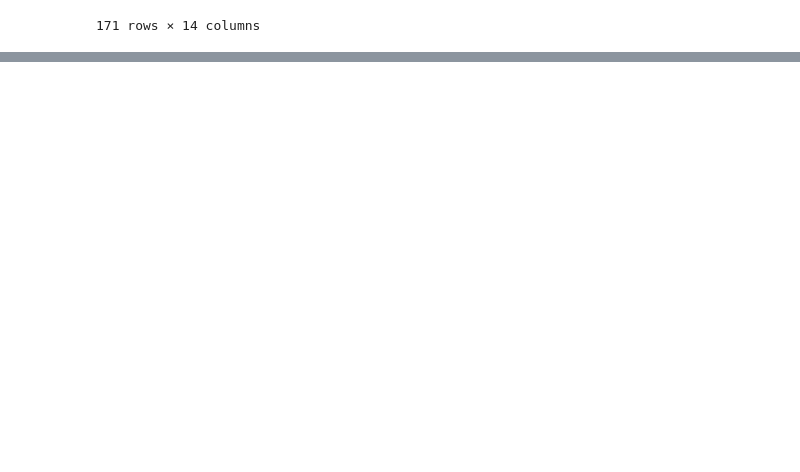
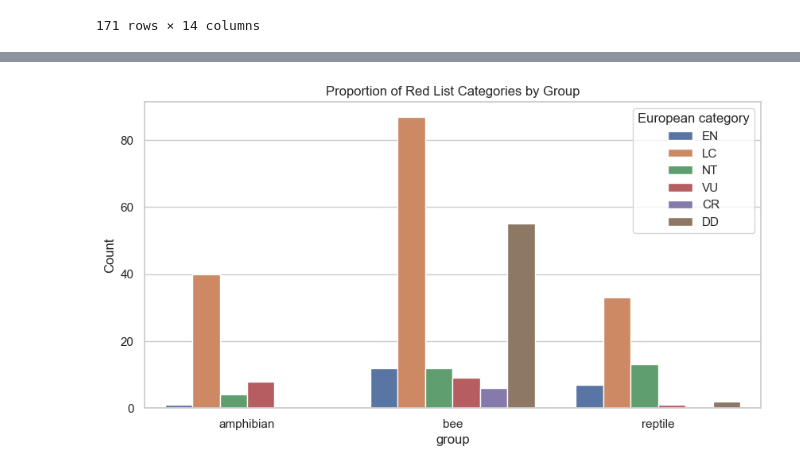
Before and after one commit to shantguedekelian/DSC106_FinalProject, a Jupyter notebook: checkpoint.ipynb, the cells around one changed output, grey strips where cells are left out. Saved outputs shown, nothing was run; the diff lists cells and outputs as text; code cells hidden in the pictures; blank space fills up the shorter version.

```diff
--- a/checkpoint.ipynb
+++ b/checkpoint.ipynb
@@ -120,0 +163,9 @@ Index(['species_name', 'group', 'geometry', 'Order', 'Family', 'Common name',
+# %%
+plt.figure(figsize=(10,5))
+prop = cleaned_gdf.groupby(['group','European category']).size().reset_index(name='count')
+sns.barplot(data=prop, x='group', y='count', hue='European category')
+plt.title("Proportion of Red List Categories by Group")
+plt.ylabel("Count")
+plt.show()
+# %% [output]
+[figure, added]
```
Also changed, not shown: parts of 9 cells of this notebook, 1 other file.
